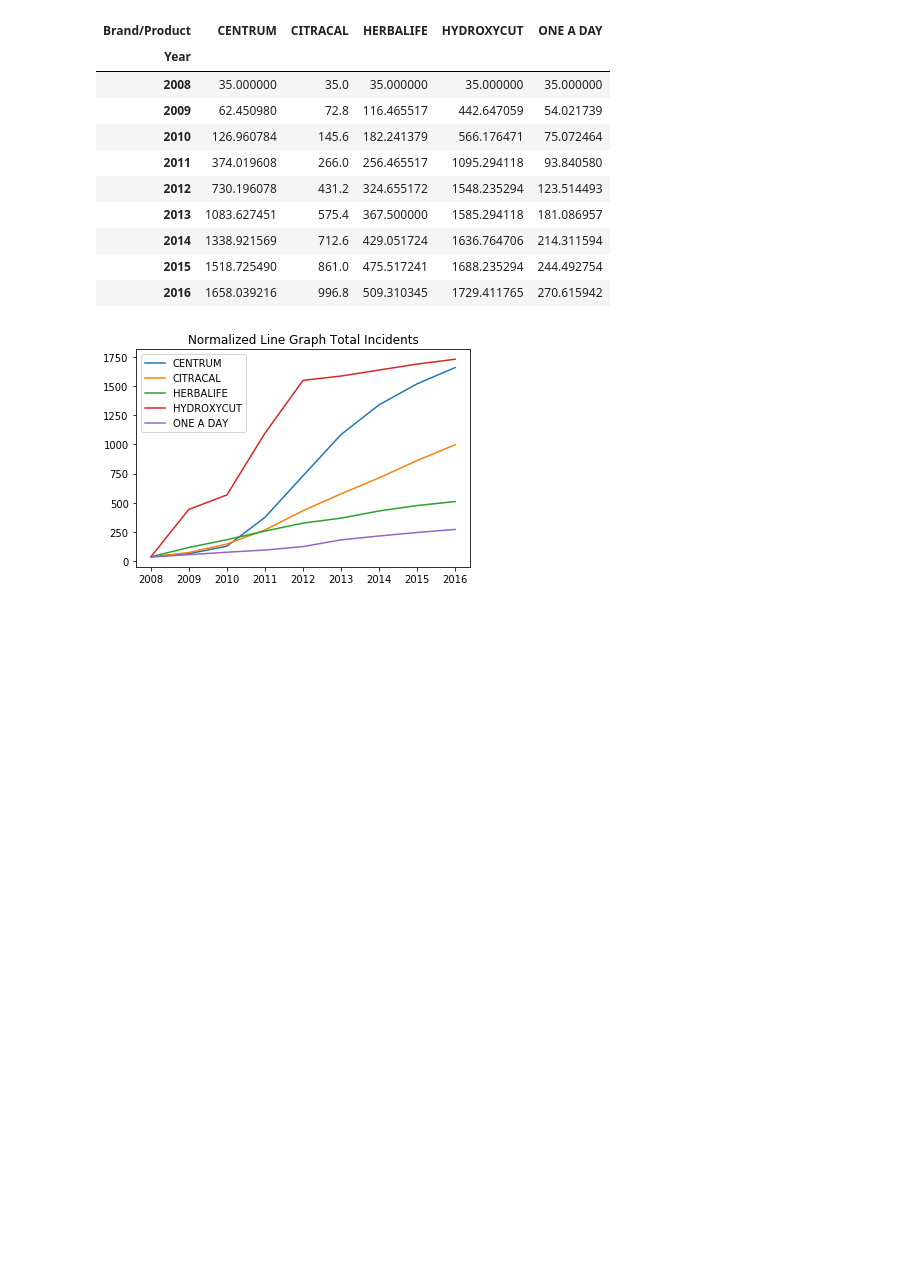
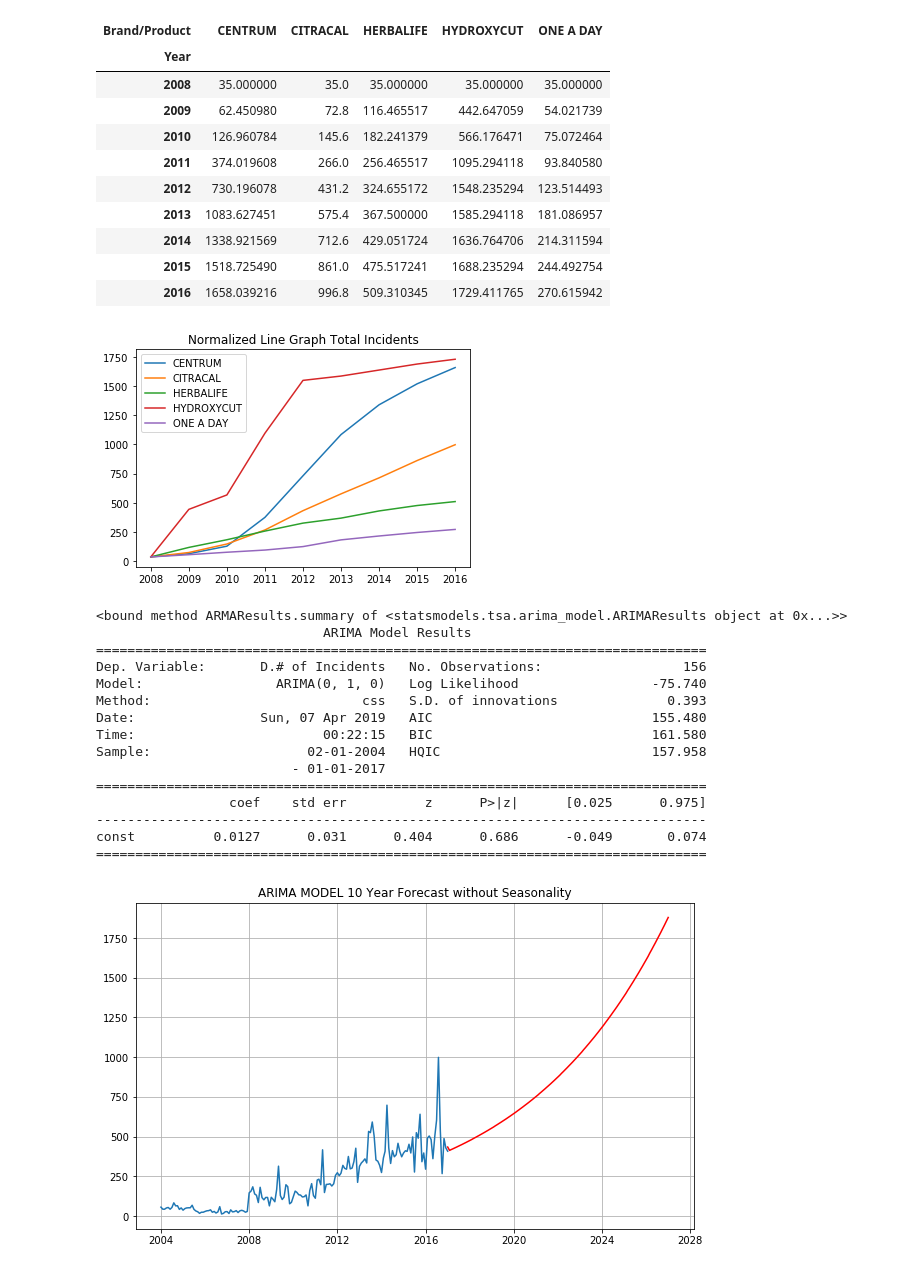
Before and after one commit to ying-li-python/Vita-Mine, a Jupyter notebook: PROJECT.ipynb, the cells around one changed output. Cells and saved outputs as stored; diff of their text form; code cells hidden in the pictures; blank space fills up the shorter version.

Commit message:
added arima model 10yr forecast, rerun jupyter notebook if u get error

```diff
--- a/PROJECT.ipynb
+++ b/PROJECT.ipynb
@@ -510,3 +516,45 @@ plt.title("Normalized Line Graph Total Incidents")
 plt.show()
 # %% [output]
 [figure]
+# %%
+dfarima=0
+dfarima=pd.DataFrame()
+dfarima["Date"]=df["Year/Month"]
+dfarima["Date"]=pd.to_datetime(dfarima["Date"])
+dfarima["# of Incidents"]=df["Outcome"]
+
+dfarima1=dfarima.groupby("Date")["# of Incidents"].count()
+dfarima1=pd.DataFrame(dfarima1)
+dfarima1=dfarima1[:-5]
+dfarima1.head()
+
+
+model=ARIMA(np.log(dfarima1),order=(0,1,0))
+model_fit=model.fit(disp=False)
+print(model_fit.summary)
+predicitons=model_fit.predict(156,276,typ="levels")
+predicitons=np.exp(predicitons)
+plt.figure(figsize=(10,6))
+plt.plot(predicitons, color="r")
+plt.plot(dfarima1)
+plt.grid()
+plt.title("ARIMA MODEL 10 Year Forecast without Seasonality")
+print(model_fit.summary())
+plt.show()
+# %% [output]
+<bound method ARMAResults.summary of <statsmodels.tsa.arima_model.ARIMAResults object at 0x...>>
+                             ARIMA Model Results
+==============================================================================
+Dep. Variable:       D.# of Incidents   No. Observations:                  156
+Model:                 ARIMA(0, 1, 0)   Log Likelihood                 -75.740
+Method:                           css   S.D. of innovations              0.393
+Date:                Sun, 07 Apr 2019   AIC                            155.480
+Time:                        00:22:15   BIC                            161.580
+Sample:                    02-01-2004   HQIC                           157.958
+                         - 01-01-2017
+==============================================================================
+                 coef    std err          z      P>|z|      [0.025      0.975]
+------------------------------------------------------------------------------
+const          0.0127      0.031      0.404      0.686      -0.049       0.074
+==============================================================================
+[figure, added]
```
Also changed, not shown: parts of 10 cells of this notebook, 3 other files.
